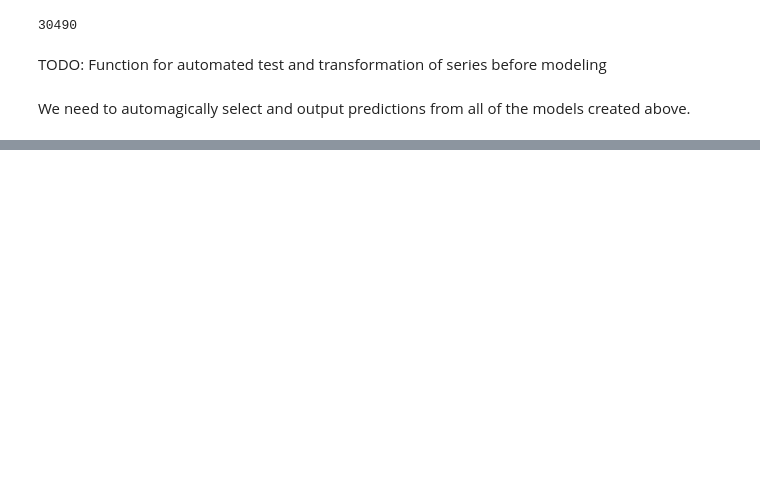
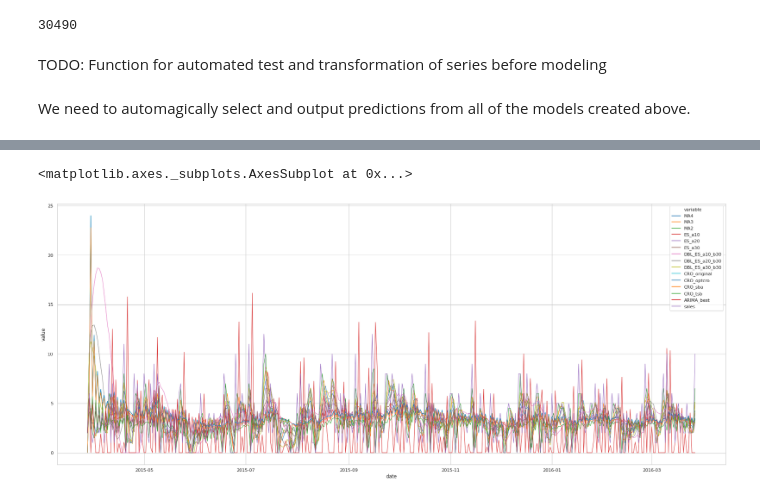
Before and after one commit to DanteHaywood/m5_forecast_accuracy, a Jupyter notebook: m5_forecast_accuracy.ipynb, the cells around one changed output, grey strips where cells are left out. Saved outputs shown, nothing was run; the diff lists cells and outputs as text; code cells hidden in the pictures; blank space fills up the shorter version.

Commit message:
Created opt_model wrapper function to run all coded models

```diff
--- a/m5_forecast_accuracy.ipynb
+++ b/m5_forecast_accuracy.ipynb
@@ -588,7 +589,6 @@ def double_exponential_smoothing(series, alphas, betas, h=0):
 
   return return_dict
 # %%
-des = double_exponential_smoothing(ts, [0.3], [0.2], h=20)
-#des = des.set_index(ts.index.values)
-des['out_sample_preds']
+des = double_exponential_smoothing(ts, [0.3,0.2], [0.2, 0.1], h=20)
+des
 # %% [output]
@@ -747,9 +799,11 @@ from statsmodels.tsa.arima_model import ARIMA
 # %%
 # Convert some possible warnings to errors. This helps avoid unstable models
 import warnings
-from statsmodels.tools.sm_exceptions import ConvergenceWarning
-#warnings.filterwarnings('error', message="numpy.ufunc size changed")
+from statsmodels.tools.sm_exceptions import ConvergenceWarning,HessianInversionWarning
+warnings.filterwarnings('error', message="overflow encountered in exp")
+#warnings.filterwarnings('error', message="Inverting hessian failed, no bse or cov_params available")
 warnings.simplefilter('error', ConvergenceWarning)
+warnings.simplefilter('error', HessianInversionWarning)
 from statsmodels.tsa.arima_model import ARIMA
 ## TODO: add exog
 def opt_arima(series, h=0):
@@ -826,15 +880,24 @@ def opt_arima(series, h=0):
           pass
         except ConvergenceWarning:
           pass
+        except HessianInversionWarning:
+          pass
 
   if h > 0:
     forecast = best_model_fit.forecast(steps=h)[0]
+    forecast = pd.Series(forecast).rename('hARIMA')
+
+  fit_vals = pd.Series(fit_vals)
+  #fit_vals = fit_vals.rename(f'ARIMA_{best_model[0]}{best_model[1]}{best_model[2]}')
+  fit_vals = fit_vals.rename(f'ARIMA_best')
+
   return_dict = {
       'series' : s1,
       'arima_pdq' : best_model,
       'arima_fit' : model_fit,
       'in_sample_loss': min_loss,
-      'forecast' : forecast
+      'in_sample_fit': fit_vals,
+      'forecast' : forecast,
   }
 
   return return_dict
@@ -989,0 +1132,4 @@ mas
+# %%
+train,test = m5_train_test_split(df, all_id[100], 365)
+mods = opt_model(train, test)
+mods
@@ -989,0 +1154,6 @@ mas
+# %%
+plot_df = train.merge(mods['in_sample_fits'], left_index=True, right_index=True)
+vals = list(mods['in_sample_fits'].columns.values)
+vals.append('sales')
+plot_melt = plot_df.melt(id_vars='date', value_vars=vals)
+plot_melt
@@ -989,0 +1174,6 @@ mas
+# %%
+plt.figure(figsize=[30,12])
+sns.lineplot(data=plot_melt, x='date', y='value', hue='variable', palette="tab10", linewidth=1)
+# %% [output]
+<matplotlib.axes._subplots.AxesSubplot at 0x...>
+[figure, added]
```
Also changed, not shown: parts of 13 cells of this notebook.
